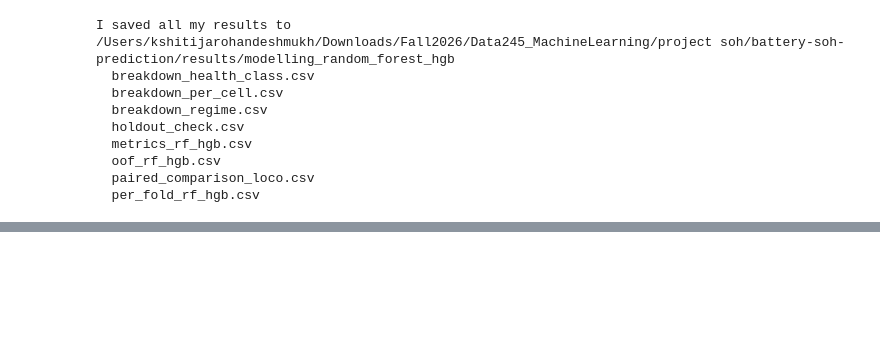
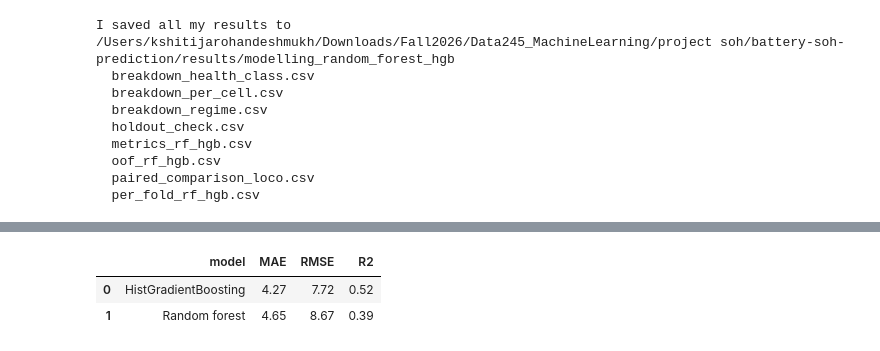
Before and after one commit to rachandeepkaur/battery-soh-prediction, a Jupyter notebook: notebooks/06_modelling_random_forest_hgb.ipynb, the cells around one changed output, grey strips where cells are left out. Drawn from its saved outputs; the diff is of its cells as text; code cells hidden in the pictures; blank space fills up the shorter version.

```diff
--- a/notebooks/06_modelling_random_forest_hgb.ipynb
+++ b/notebooks/06_modelling_random_forest_hgb.ipynb
@@ -379,0 +532,9 @@ Bottom line: both of my tree models work well on unseen batteries, and Random Fo
+# %%
+# For completeness, here are MAE, RMSE and R2 for both of my models on the main test.
+both = pd.read_csv(ROOT / 'results' / 'modelling_random_forest_hgb' / 'metrics_rf_hgb.csv')
+both = both[both['scheme'] == 'LOCO'][['model', 'MAE', 'RMSE', 'R2']].round(2).reset_index(drop=True)
+both
+# %% [output]
+|  | model | MAE | RMSE | R2 |
+| 0 | HistGradientBoosting | 4.27 | 7.72 | 0.52 |
+| 1 | Random forest | 4.65 | 8.67 | 0.39 |
```
Also changed, not shown: parts of 16 cells of this notebook.
